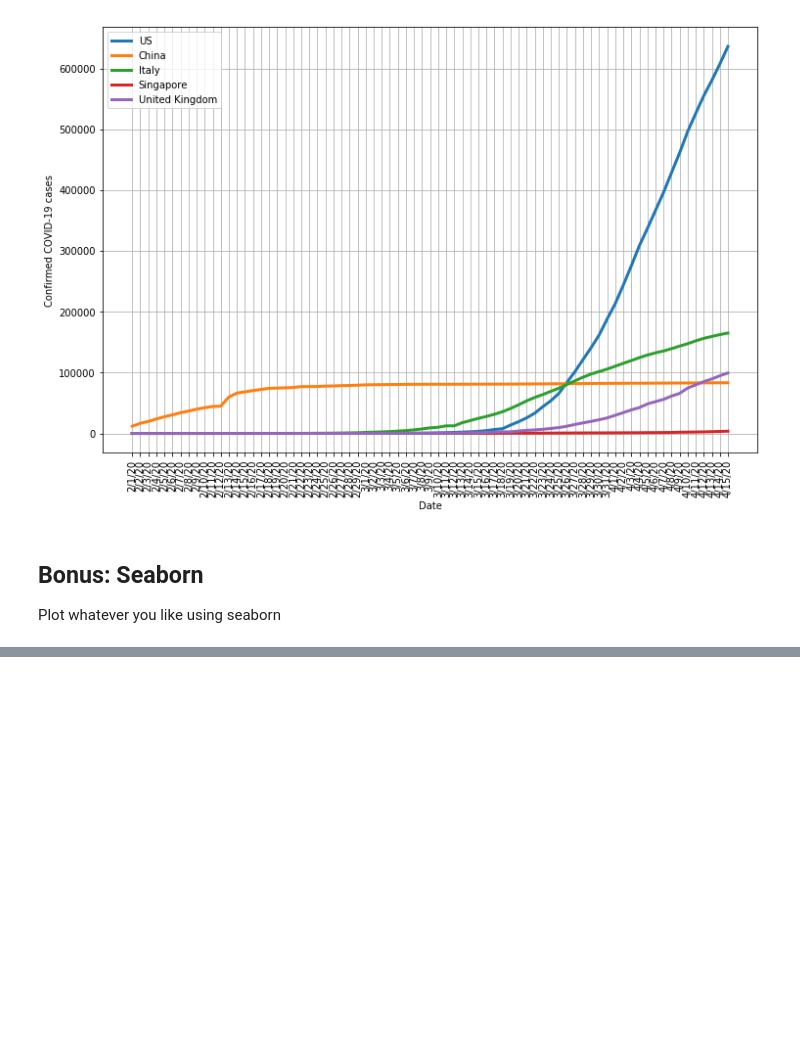
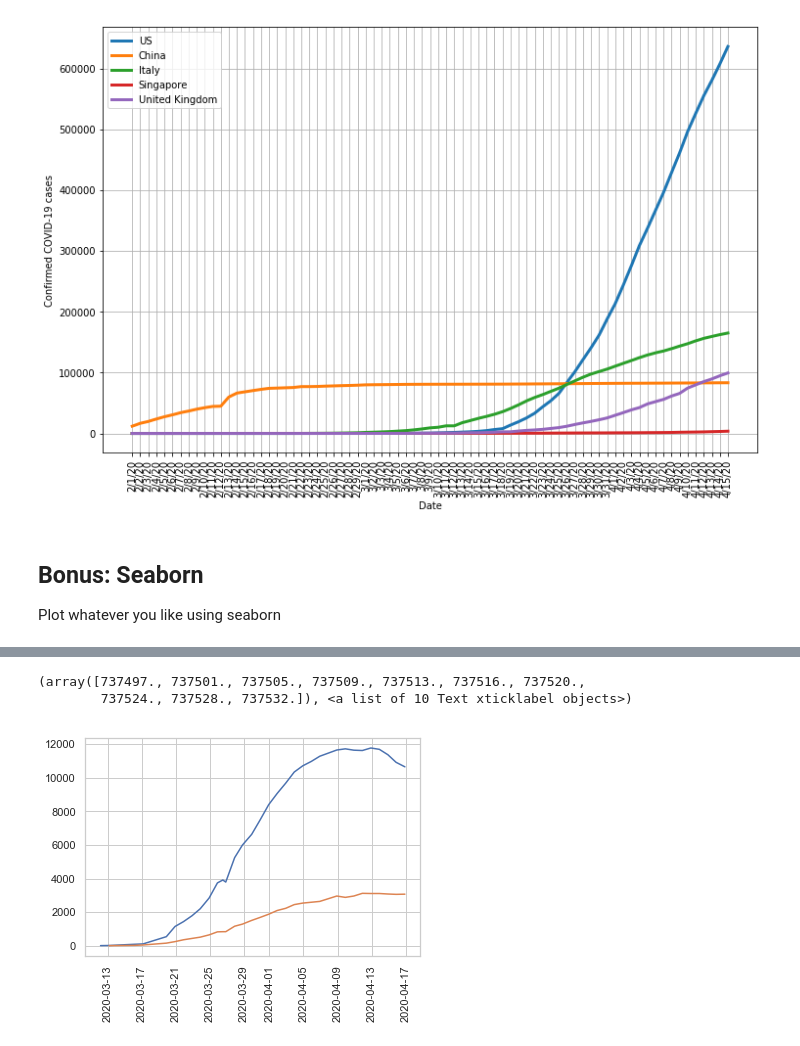
Before and after one commit to jjbussell/PythonDataCourse, a Jupyter notebook: Homeworks/HW2/HW2-PlotConfirmedCases.ipynb, the cells around one changed output, grey strips where cells are left out. Saved outputs shown, nothing was run; the diff lists cells and outputs as text; code cells hidden in the pictures; blank space fills up the shorter version.

```diff
--- a/Homeworks/HW2/HW2-PlotConfirmedCases.ipynb
+++ b/Homeworks/HW2/HW2-PlotConfirmedCases.ipynb
@@ -345,3 +345,14 @@ plt.show()
 ## Bonus: Seaborn
 
 Plot whatever you like using seaborn
+# %%
+# pandas
+import pandas as pd
+
+# matplotlib
+import matplotlib.pyplot as plt
+
+# seaborn
+import seaborn as sns
+
+hosp = pd.read_csv('hospitalized.csv')
@@ -347,0 +368,16 @@ Plot whatever you like using seaborn
+# %%
+hosp["timestamp"]=pd.to_datetime(hosp["timestamp"])
+# %%
+hospitalized = hosp["hospitalized"]
+hospitalized.head()
+
+icu = hosp["icu"]
+dates = hosp["timestamp"]
+# %%
+plt.plot(dates,hospitalized)
+plt.plot(dates,icu)
+plt.xticks(rotation=90)
+# %% [output]
+(array([737497., 737501., 737505., 737509., 737513., 737516., 737520.,
+        737524., 737528., 737532.]), <a list of 10 Text xticklabel objects>)
+[figure, added]
```
Also changed, not shown: parts of 5 cells of this notebook.
